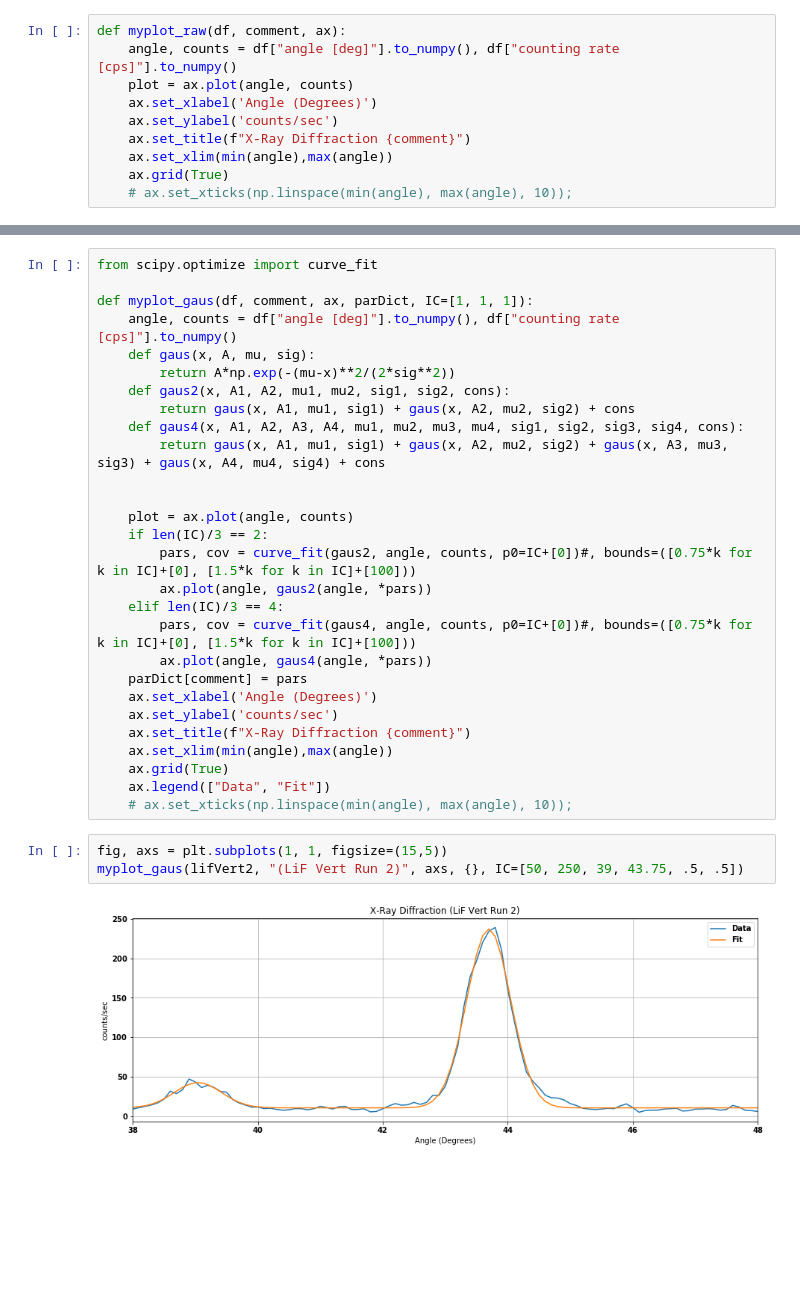
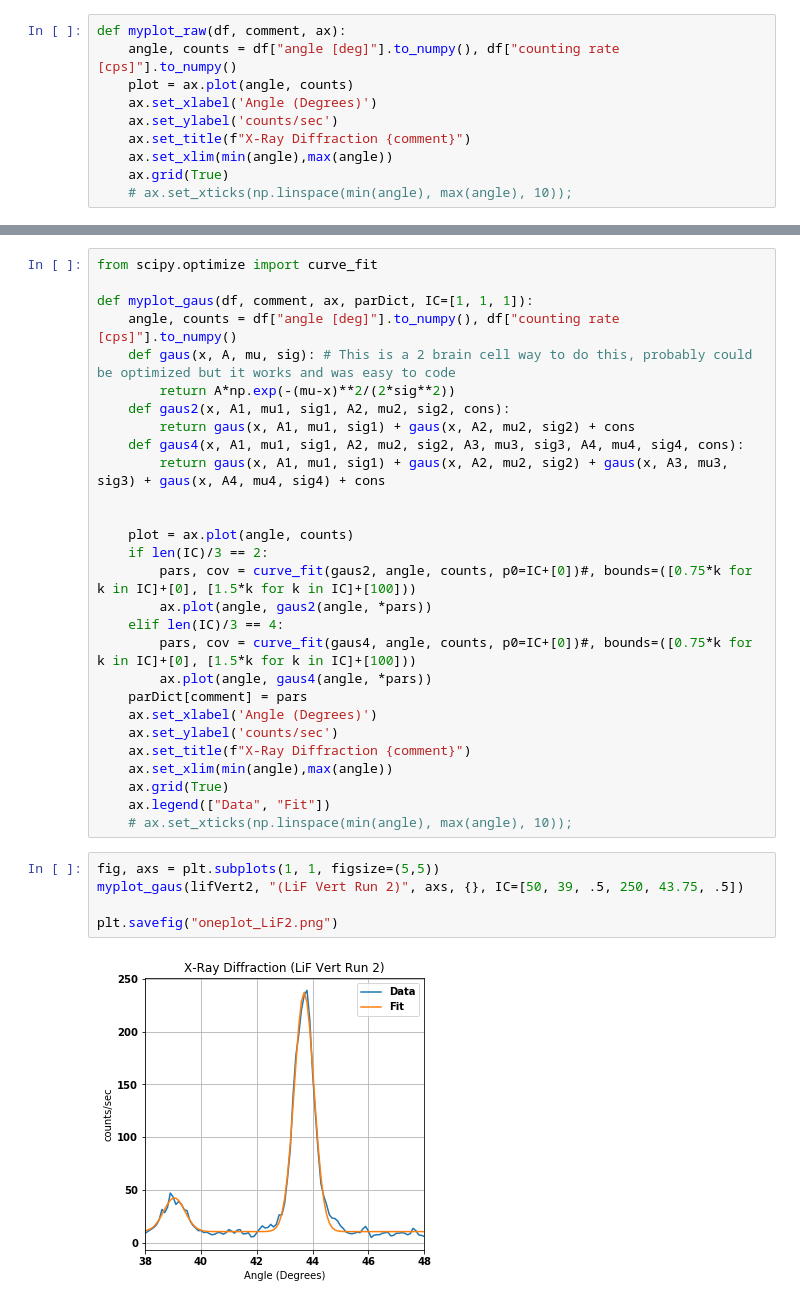
Before and after one commit to psimmerl/PHYS_3501, a Jupyter notebook: XRD/XRD.ipynb, the cells around one changed output, grey strips where cells are left out. Drawn from its saved outputs; the diff is of its cells as text; blank space fills up the shorter version.

```diff
--- a/XRD/XRD.ipynb
+++ b/XRD/XRD.ipynb
@@ -56,11 +48,11 @@ from scipy.optimize import curve_fit
 
 def myplot_gaus(df, comment, ax, parDict, IC=[1, 1, 1]):
     angle, counts = df["angle [deg]"].to_numpy(), df["counting rate [cps]"].to_numpy()
-    def gaus(x, A, mu, sig):
+    def gaus(x, A, mu, sig): # This is a 2 brain cell way to do this, probably could be optimized but it works and was easy to code
         return A*np.exp(-(mu-x)**2/(2*sig**2))
-    def gaus2(x, A1, A2, mu1, mu2, sig1, sig2, cons):
+    def gaus2(x, A1, mu1, sig1, A2, mu2, sig2, cons):
         return gaus(x, A1, mu1, sig1) + gaus(x, A2, mu2, sig2) + cons
-    def gaus4(x, A1, A2, A3, A4, mu1, mu2, mu3, mu4, sig1, sig2, sig3, sig4, cons):
+    def gaus4(x, A1, mu1, sig1, A2, mu2, sig2, A3, mu3, sig3, A4, mu4, sig4, cons):
         return gaus(x, A1, mu1, sig1) + gaus(x, A2, mu2, sig2) + gaus(x, A3, mu3, sig3) + gaus(x, A4, mu4, sig4) + cons
 
 
@@ -80,8 +72,10 @@ def myplot_gaus(df, comment, ax, parDict, IC=[1, 1, 1]):
     ax.legend(["Data", "Fit"])
     # ax.set_xticks(np.linspace(min(angle), max(angle), 10));
 # %%
-fig, axs = plt.subplots(1, 1, figsize=(15,5))
-myplot_gaus(lifVert2, "(LiF Vert Run 2)", axs, {}, IC=[50, 250, 39, 43.75, .5, .5])
+fig, axs = plt.subplots(1, 1, figsize=(5,5))
+myplot_gaus(lifVert2, "(LiF Vert Run 2)", axs, {}, IC=[50, 39, .5, 250, 43.75, .5])
+
+plt.savefig("oneplot_LiF2.png")
 # %% [output]
-[figure, old version]
+[figure, new version]
 # %%
```
Also changed, not shown: parts of 4 cells of this notebook, 11 other files.
